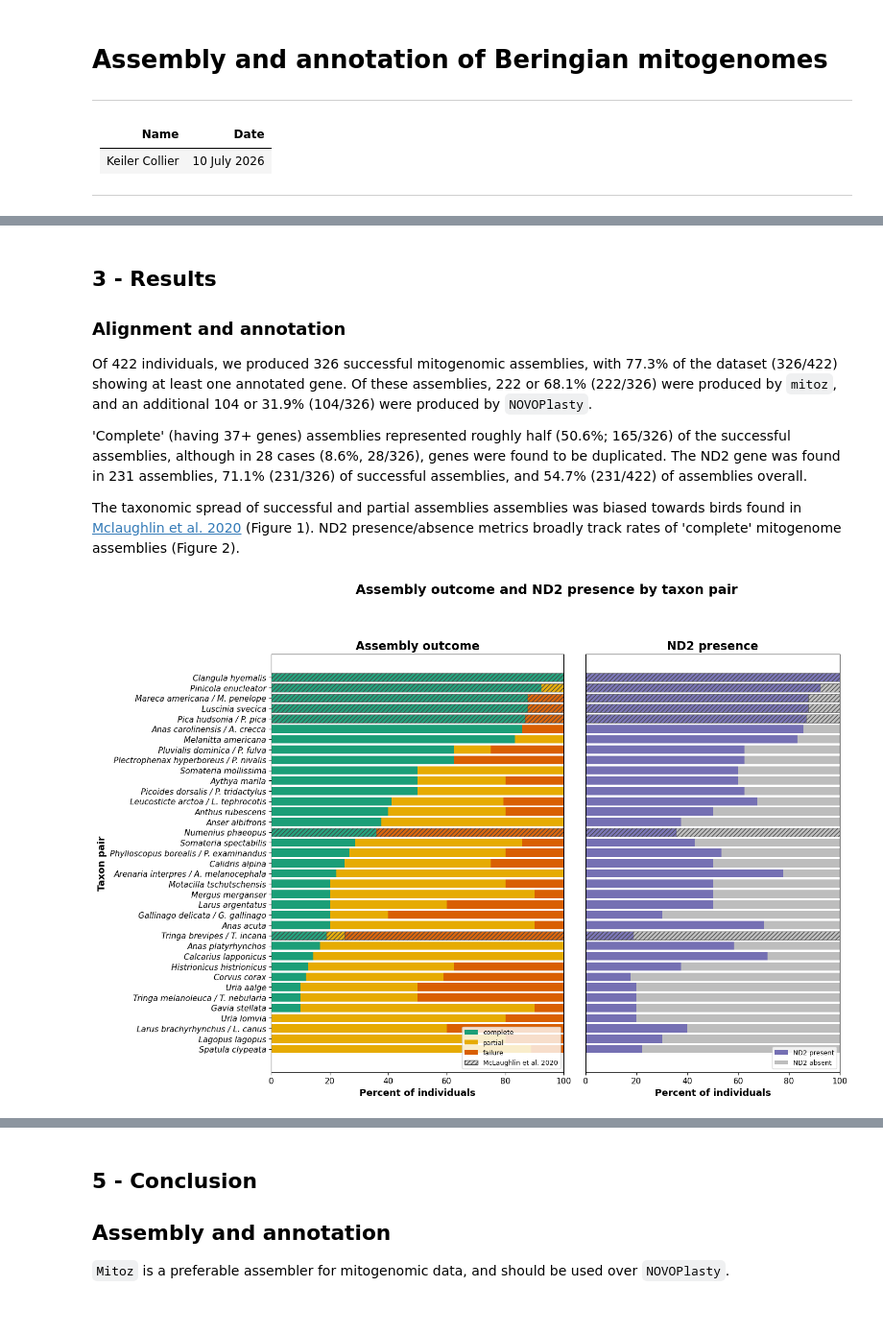
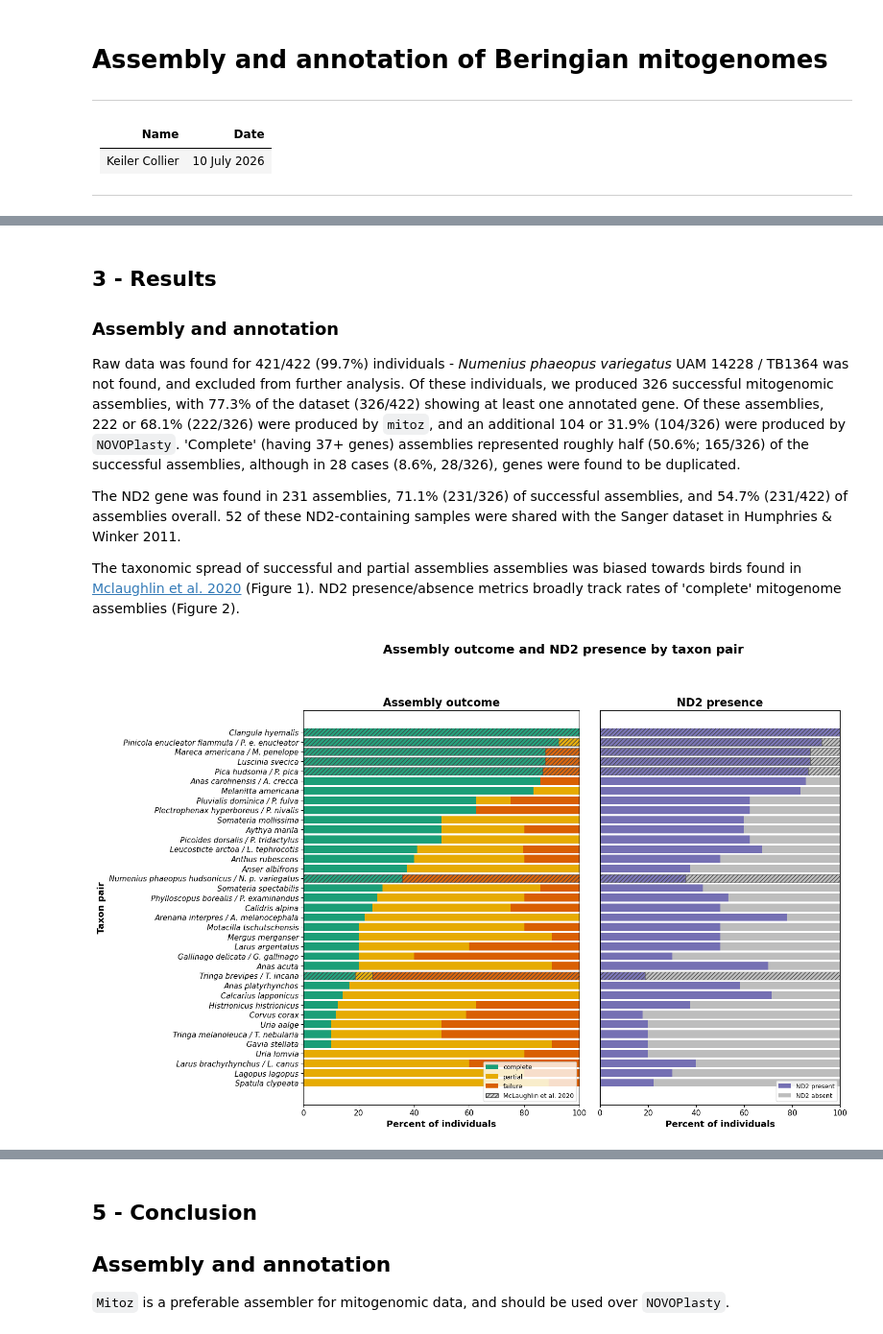
Before and after one commit to BirdmanRidesAgain/beringia_mtDNA, a Jupyter notebook: notebooks/assembly_annotation_stats.ipynb, the cells around one changed output, grey strips where cells are left out. Shown at 96% size. Cells and saved outputs as stored; diff of their text form; code cells hidden in the pictures.

```diff
--- a/notebooks/assembly_annotation_stats.ipynb
+++ b/notebooks/assembly_annotation_stats.ipynb
@@ -44,13 +145,15 @@ Summary statistics were collected for NOVOPlasty-derived mitogenomes identically
 # %% [markdown]
 ## 3 - Results
 
-### Alignment and annotation
+### Assembly and annotation
 
-Of 422 individuals, we produced 326 successful mitogenomic assemblies, with 77.3% of the dataset (326/422) showing at least one annotated gene.
+Raw data was found for 421/422 (99.7%) individuals - *Numenius phaeopus variegatus* UAM 14228 / TB1364 was not found, and excluded from further analysis.
+Of these individuals, we produced 326 successful mitogenomic assemblies, with 77.3% of the dataset (326/422) showing at least one annotated gene.
 Of these assemblies, 222 or 68.1% (222/326) were produced by `mitoz`, and an additional 104 or 31.9% (104/326) were produced by `NOVOPlasty`.
+'Complete' (having 37+ genes) assemblies represented roughly half (50.6%; 165/326) of the successful assemblies, although in 28 cases (8.6%, 28/326), genes were found to be duplicated.
 
-'Complete' (having 37+ genes) assemblies represented roughly half (50.6%; 165/326) of the successful assemblies, although in 28 cases (8.6%, 28/326), genes were found to be duplicated.
 The ND2 gene was found in 231 assemblies, 71.1% (231/326) of successful assemblies, and 54.7% (231/422) of assemblies overall.
+52 of these ND2-containing samples were shared with the Sanger dataset in Humphries & Winker 2011.
 
 The taxonomic spread of successful and partial assemblies assemblies was biased towards birds found in [Mclaughlin et al. 2020](https://onlinelibrary.wiley.com/doi/full/10.1111/mec.15574) (Figure 1).
 ND2 presence/absence metrics broadly track rates of 'complete' mitogenome assemblies (Figure 2).
@@ -60,4 +160,8 @@ df=pd.read_csv('../mitogenome_assembly_results.csv', header=0)
 # %%
+# code block 1
+import pandas as pd
+df=pd.read_csv('../mitogenome_assembly_results.csv', header=0)
+
 RUN_FIGS=True
 if RUN_FIGS:
     # Horizontal stacked bar chart: assembly outcomes (left) and ND2 presence (right)
@@ -91,11 +195,11 @@ if RUN_FIGS:
         "Melanitta": "Melanitta americana",
         "Mergus": "Mergus merganser",
         "Motacilla": "Motacilla tschutschensis",
-        "Numenius": "Numenius phaeopus",
+        "Numenius": "Numenius phaeopus hudsonicus / N. p. variegatus",
         "Phylloscopus": "Phylloscopus borealis / P. examinandus",
         "Pica": "Pica hudsonia / P. pica",
         "Picoides": "Picoides dorsalis / P. tridactylus",
-        "Pinicola": "Pinicola enucleator",
+        "Pinicola": "Pinicola enucleator flammula / P. e. enucleator",
         "Plectrophenax": "Plectrophenax hyperboreus / P. nivalis",
         "Pluvialis df": "Pluvialis dominica / P. fulva",
         "Somateria m": "Somateria mollissima",
@@ -106,7 +210,6 @@ if RUN_FIGS:
         "Uria a": "Uria aalge",
         "Uria l": "Uria lomvia",
     }
-
 
     def _apply_mclaughlin_hatch(bars, is_mclaughlin):
         for bar, is_m in zip(bars, is_mclaughlin):
@@ -216,31 +319,31 @@ if RUN_FIGS:
         handles=[
             Patch(facecolor="#7570b3", edgecolor="none", label="ND2 present"),
             Patch(facecolor="#bdbdbd", edgecolor="none", label="ND2 absent"),
         ],
         loc="lower right",
         fontsize=9,
     )
 
     fig.suptitle(
         "Assembly outcome and ND2 presence by taxon pair",
         fontsize=18,
         fontweight="bold",
         y=1.01,
     )
     plt.tight_layout()
     plt.show()
 
     taxon_summary.sort_values(["complete_pct", "n"], ascending=[False, False])[
         [
             "taxon_pair",
             "taxon_label",
             "n",
             "complete_pct",
             "partial_pct",
             "failure_pct",
             "nd2_present_pct",
             "is_mclaughlin",
         ]
     ].reset_index(drop=True)
 # %% [output]
-[figure, old version]
+[figure, new version]
```
Also changed, not shown: parts of 11 cells of this notebook, 2 other files.
